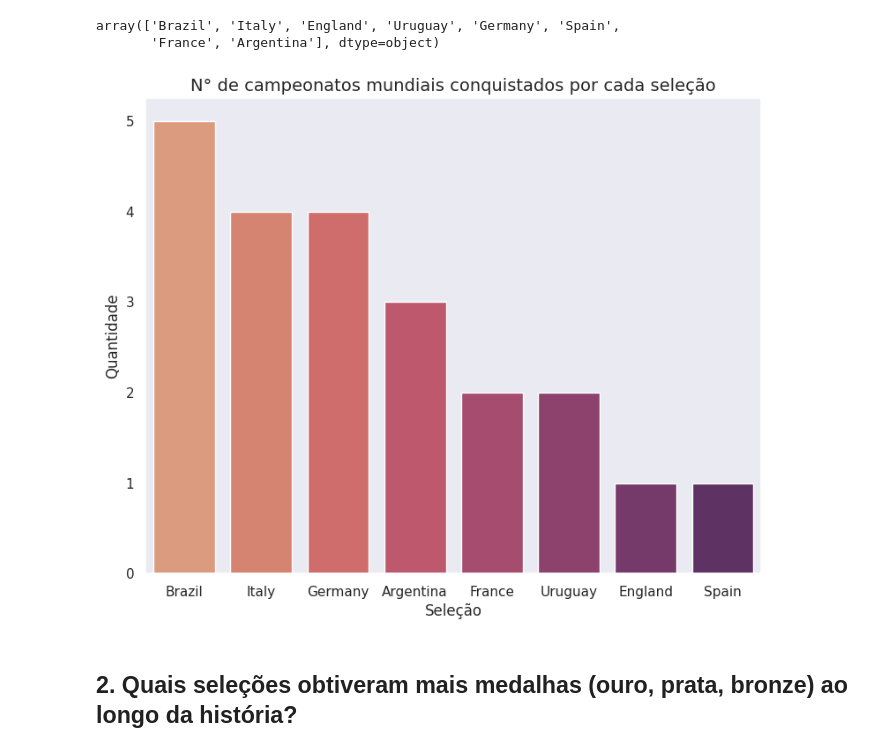
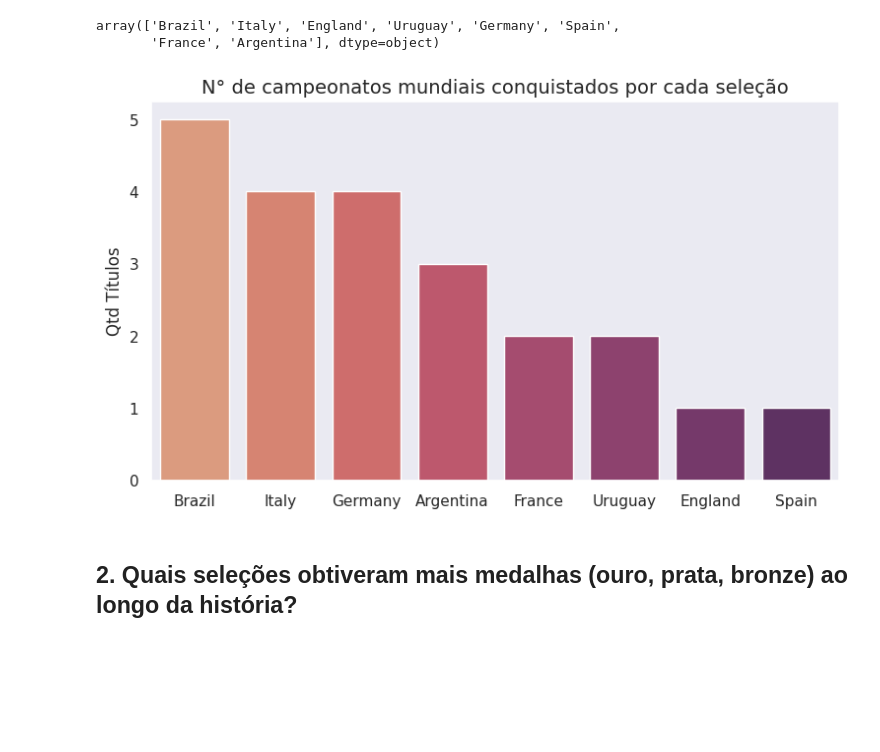
Before and after one commit to LRLeite/Data-Analytics, a Jupyter notebook: Análise Copas do Mundo FIFA/Fifa_World_Cups.ipynb, the cells around one changed output. Cells and saved outputs as stored; diff of their text form; code cells hidden in the pictures; blank space fills up the shorter version.

```diff
--- a/Análise Copas do Mundo FIFA/Fifa_World_Cups.ipynb
+++ b/Análise Copas do Mundo FIFA/Fifa_World_Cups.ipynb
@@ -271,29 +313,29 @@ array(['Brazil', 'Italy', 'England', 'Uruguay', 'Germany', 'Spain',
 # %%
 #Obter a order das seleções para a plotagem
 team_order = champions['team'].value_counts().index
 
-#Cria uma paleta de cores com o mesmo número de cores que o número de seleções
+#Cria uma paleta de cores com a quantidade de cores correspondente ao número de seleções
 num_teams = len(team_order)
 colors = sns.color_palette("flare", n_colors = num_teams)
 
 #Cria um dicionário que mapeia cada seleção com a cor correspondente na ordem do ranking
 palette_dict = dict(zip(team_order, colors))
 
-plt.figure(figsize = (9, 7))
+plt.figure(figsize = (9, 5))
 sns.set_theme(style = "dark")
 
 ax = sns.countplot(x = 'team', data = champions,
                    order = team_order,
                    palette = palette_dict,
                    hue = 'team',
                    legend = False)
 
-plt.ylabel('Quantidade')
-plt.xlabel('Seleção')
+plt.ylabel('Qtd Títulos')
+plt.xlabel(None)
 plt.title('N° de campeonatos mundiais conquistados por cada seleção', fontsize = 14)
 plt.show()
 # %% [output]
-[figure, old version]
+[figure, new version]
 # %% [markdown]
 ## **2. Quais seleções obtiveram mais medalhas (ouro, prata, bronze) ao longo da história?**
 # %%
```
Also changed, not shown: parts of 19 cells of this notebook.
